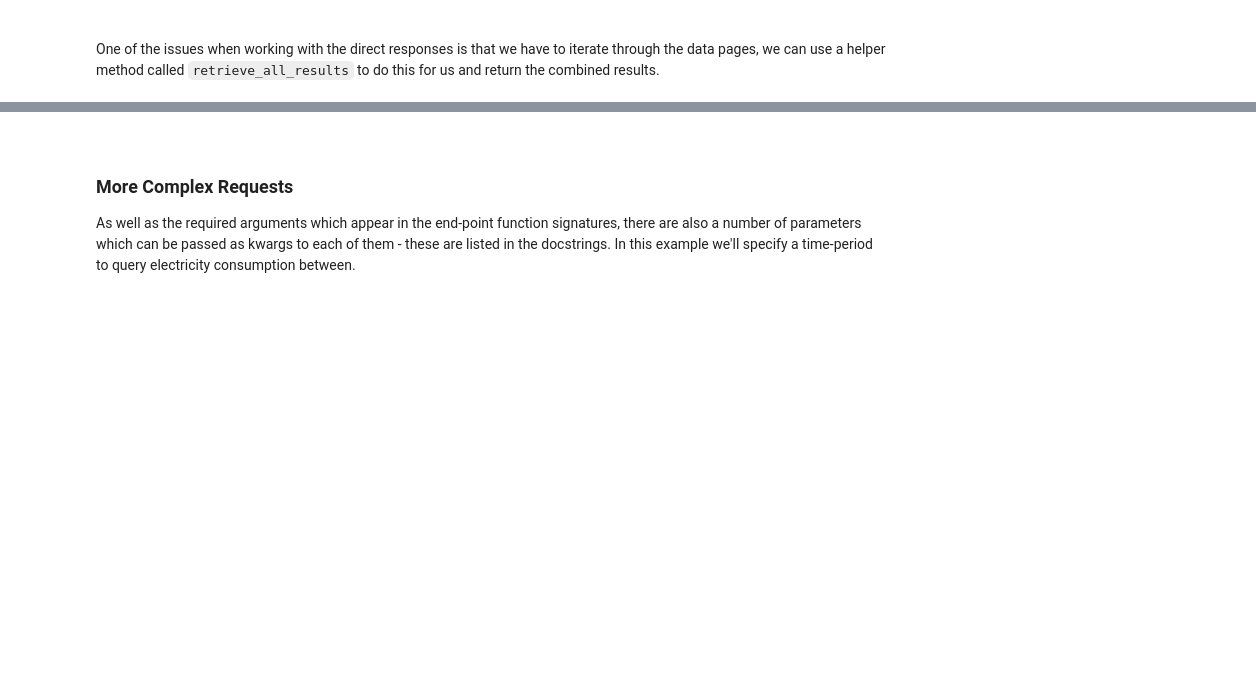
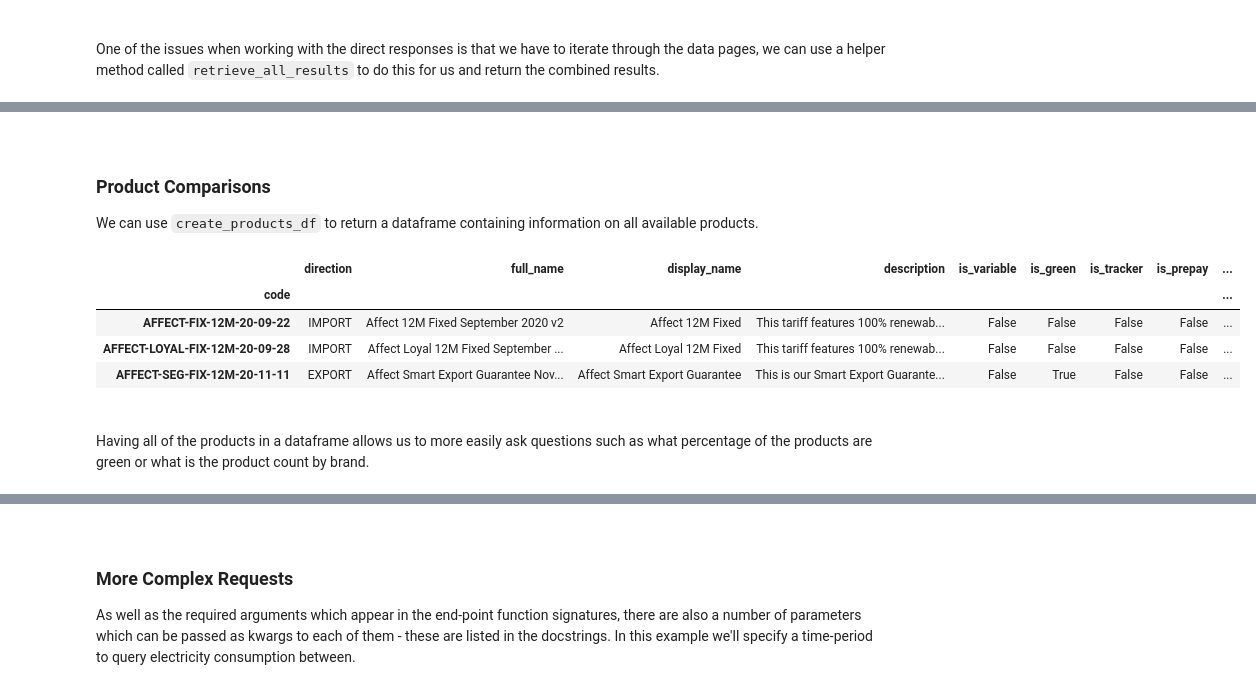
Before and after one commit to OSUKED/Octopy-Energy, a Jupyter notebook: usage_examples/00-Quick-Start.ipynb, the cells around one changed output, grey strips where cells are left out. Saved outputs shown, nothing was run; the diff lists cells and outputs as text; code cells hidden in the pictures; blank space fills up the shorter version.

```diff
--- a/usage_examples/00-Quick-Start.ipynb
+++ b/usage_examples/00-Quick-Start.ipynb
@@ -207,0 +208,20 @@ print(results_count)
+# %% [markdown]
+<br>
+
+### Product Comparisons
+
+We can use `create_products_df` to return a dataframe containing information on all available products.
+# %%
+df_products = download_manager.create_products_df()
+
+df_products.head(3)
+# %% [output]
+|  | direction | full_name | display_name | description | is_variable | is_green | is_tracker | is_prepay | ... |
+| code |  |  |  |  |  |  |  |  | ... |
+| AFFECT-FIX-12M-20-09-22 | IMPORT | Affect 12M Fixed September 2020 v2 | Affect 12M Fixed | This tariff features 100% renewab... | False | False | False | False | ... |
+| AFFECT-LOYAL-FIX-12M-20-09-28 | IMPORT | Affect Loyal 12M Fixed September ... | Affect Loyal 12M Fixed | This tariff features 100% renewab... | False | False | False | False | ... |
+| AFFECT-SEG-FIX-12M-20-11-11 | EXPORT | Affect Smart Export Guarantee Nov... | Affect Smart Export Guarantee | This is our Smart Export Guarante... | False | True | False | False | ... |
+# %% [markdown]
+<br>
+
+Having all of the products in a dataframe allows us to more easily ask questions such as what percentage of the products are green or what is the product count by brand.
```
Also changed, not shown: parts of 9 cells of this notebook, 8 other files.
